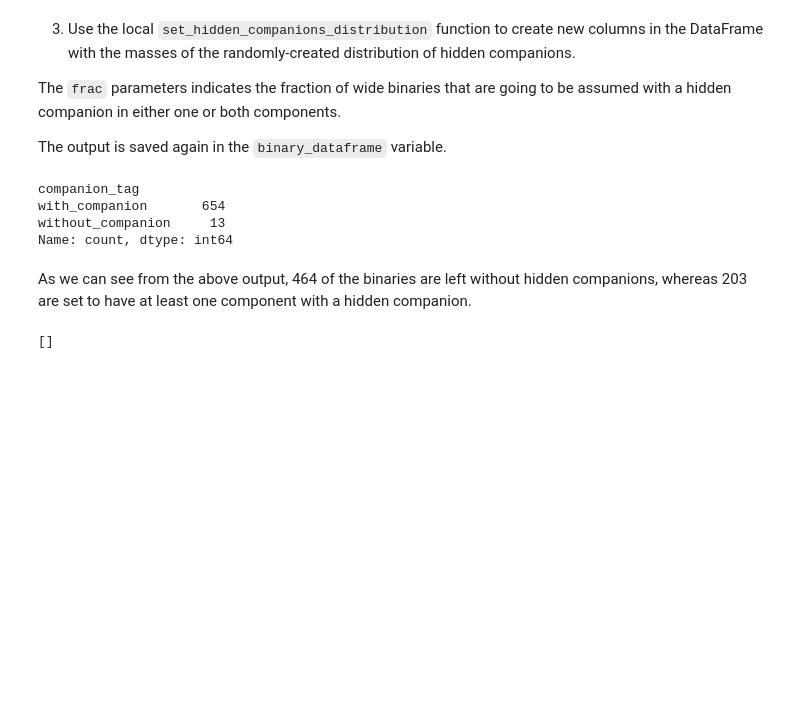
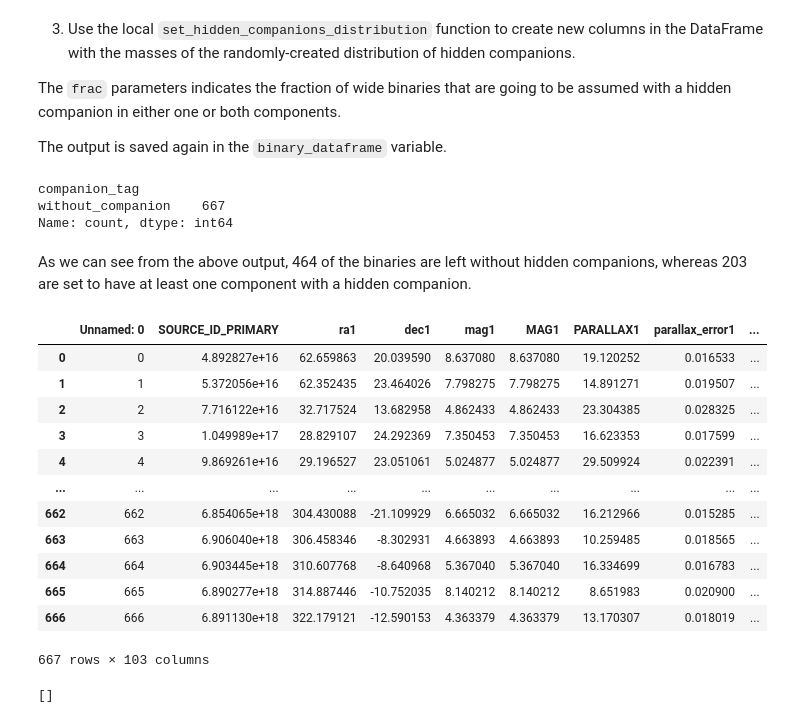
Before and after one commit to aaguayoo/binary-statistics, a Jupyter notebook: notebooks/HiddenTertiaries.ipynb, the cells around one changed output. Saved outputs shown, nothing was run; the diff lists cells and outputs as text; code cells hidden in the pictures; blank space fills up the shorter version.

```diff
--- a/notebooks/HiddenTertiaries.ipynb
+++ b/notebooks/HiddenTertiaries.ipynb
@@ -27,7 +27,7 @@ The `frac` parameters indicates the fraction of wide binaries that are going to
 
 The output is saved again in the `binary_dataframe` variable.
 # %%
-f = 0.99
+f = 0.0
 hidden = HiddenTertiaries(
     dataframe=binary_dataframe,
     hidden_tertiares_fraction=f,
@@ -36,13 +36,26 @@ hidden = HiddenTertiaries(
 hidden.show_hidden_companions_distribution()
 # %% [output]
 companion_tag
-with_companion       654
-without_companion     13
+without_companion    667
 Name: count, dtype: int64
 # %% [markdown]
 As we can see from the above output, 464 of the binaries are left without hidden companions, whereas 203 are set to have at least one component with a hidden companion.
 # %%
-bla = hidden.compute_velocity_deconstruction()
+hidden.compute_velocity_deconstruction()
+# %% [output]
+|  | Unnamed: 0 | SOURCE_ID_PRIMARY | ra1 | dec1 | mag1 | MAG1 | PARALLAX1 | parallax_error1 | ... |
+| 0 | 0 | 4.892827e+16 | 62.659863 | 20.039590 | 8.637080 | 8.637080 | 19.120252 | 0.016533 | ... |
+| 1 | 1 | 5.372056e+16 | 62.352435 | 23.464026 | 7.798275 | 7.798275 | 14.891271 | 0.019507 | ... |
+| 2 | 2 | 7.716122e+16 | 32.717524 | 13.682958 | 4.862433 | 4.862433 | 23.304385 | 0.028325 | ... |
+| 3 | 3 | 1.049989e+17 | 28.829107 | 24.292369 | 7.350453 | 7.350453 | 16.623353 | 0.017599 | ... |
+| 4 | 4 | 9.869261e+16 | 29.196527 | 23.051061 | 5.024877 | 5.024877 | 29.509924 | 0.022391 | ... |
+| ... | ... | ... | ... | ... | ... | ... | ... | ... | ... |
+| 662 | 662 | 6.854065e+18 | 304.430088 | -21.109929 | 6.665032 | 6.665032 | 16.212966 | 0.015285 | ... |
+| 663 | 663 | 6.906040e+18 | 306.458346 | -8.302931 | 4.663893 | 4.663893 | 10.259485 | 0.018565 | ... |
+| 664 | 664 | 6.903445e+18 | 310.607768 | -8.640968 | 5.367040 | 5.367040 | 16.334699 | 0.016783 | ... |
+| 665 | 665 | 6.890277e+18 | 314.887446 | -10.752035 | 8.140212 | 8.140212 | 8.651983 | 0.020900 | ... |
+| 666 | 666 | 6.891130e+18 | 322.179121 | -12.590153 | 4.363379 | 4.363379 | 13.170307 | 0.018019 | ... |
+667 rows × 103 columns
 # %%
 hidden.compute_2D_projected_relative_velocity()
 # %%
```
Also changed, not shown: parts of 1 cell of this notebook.
